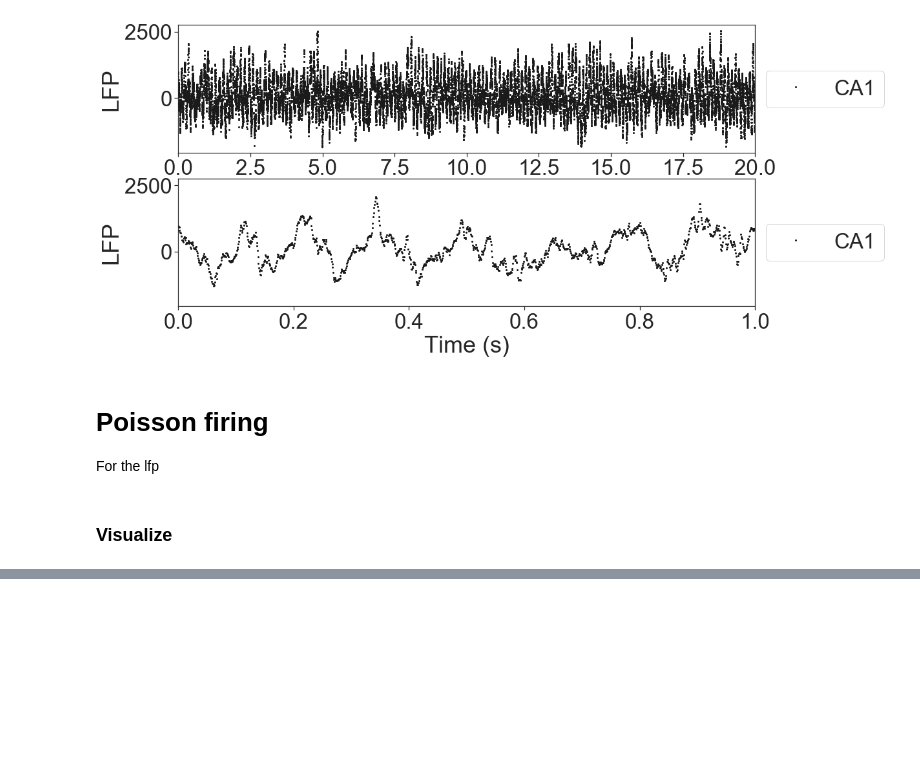
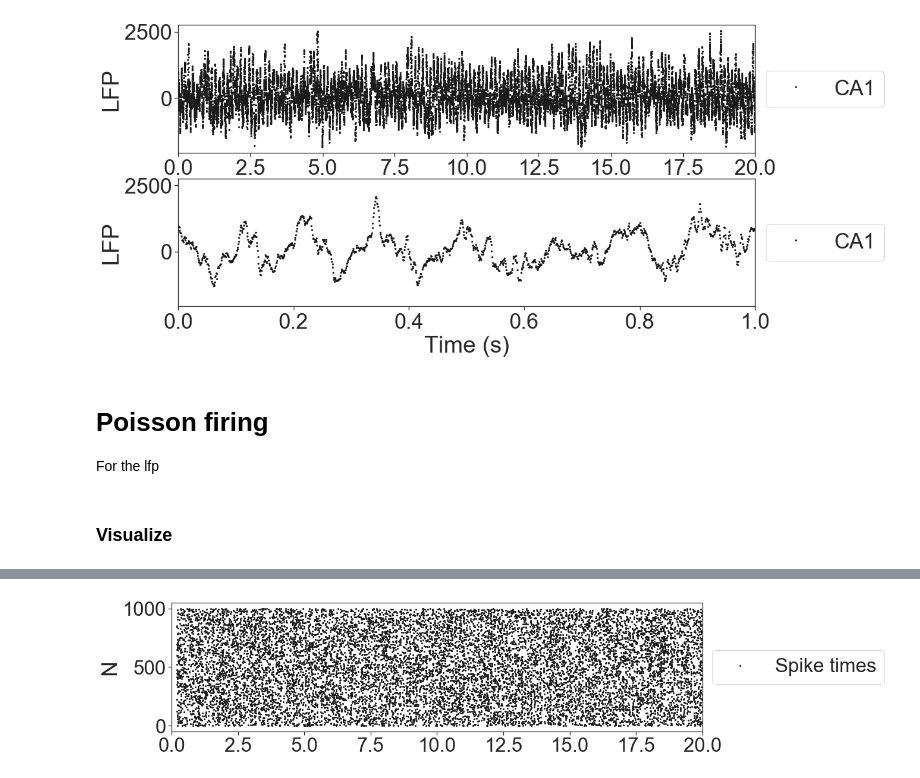
Before and after one commit to voytekresearch/resistingrhythm, a Jupyter notebook: resistingrhythm/ipynb/testing_real_theta.ipynb, the cells around one changed output, grey strips where cells are left out. Saved outputs shown, nothing was run; the diff lists cells and outputs as text; code cells hidden in the pictures; blank space fills up the shorter version.

Commit message:
Added util.poisson_hippocampus_theta
Added test for poisson_hippocampus_theta

```diff
--- a/resistingrhythm/ipynb/testing_real_theta.ipynb
+++ b/resistingrhythm/ipynb/testing_real_theta.ipynb
@@ -119,0 +153,17 @@ _ = ax[2].set_xlim(0, 1)
+# %%
+ns, ts = poisson_hippocampus_theta(
+    t=20,
+    t_onset=0.2,
+    n_cycles=22*8,
+    rate=1.5,
+    n=1000,
+    dt=1e-3)
+# %%
+fig, ax = plt.subplots(1, figsize=(16, 4))
+_ = ax.plot(ts, ns, markersize=2, marker='o', linestyle='', color='k',
+               label='Spike times')
+_ = ax.set_ylabel("N")
+_ = ax.legend(loc='center left', bbox_to_anchor=(1, 0.5))
+_ = ax.set_xlim(0, 20)
+# %% [output]
+[figure, added]
```
Also changed, not shown: parts of 8 cells of this notebook, 1 other file.
